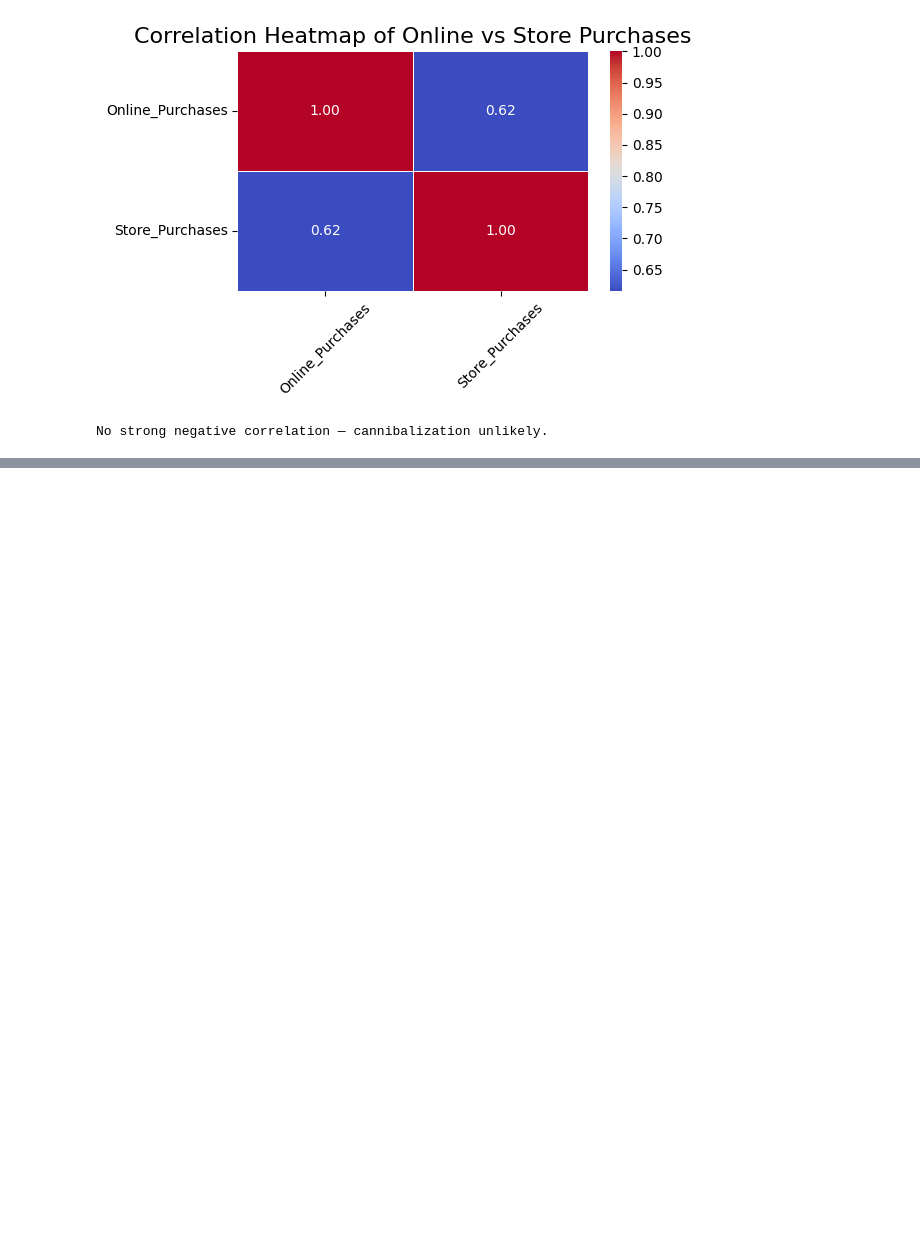
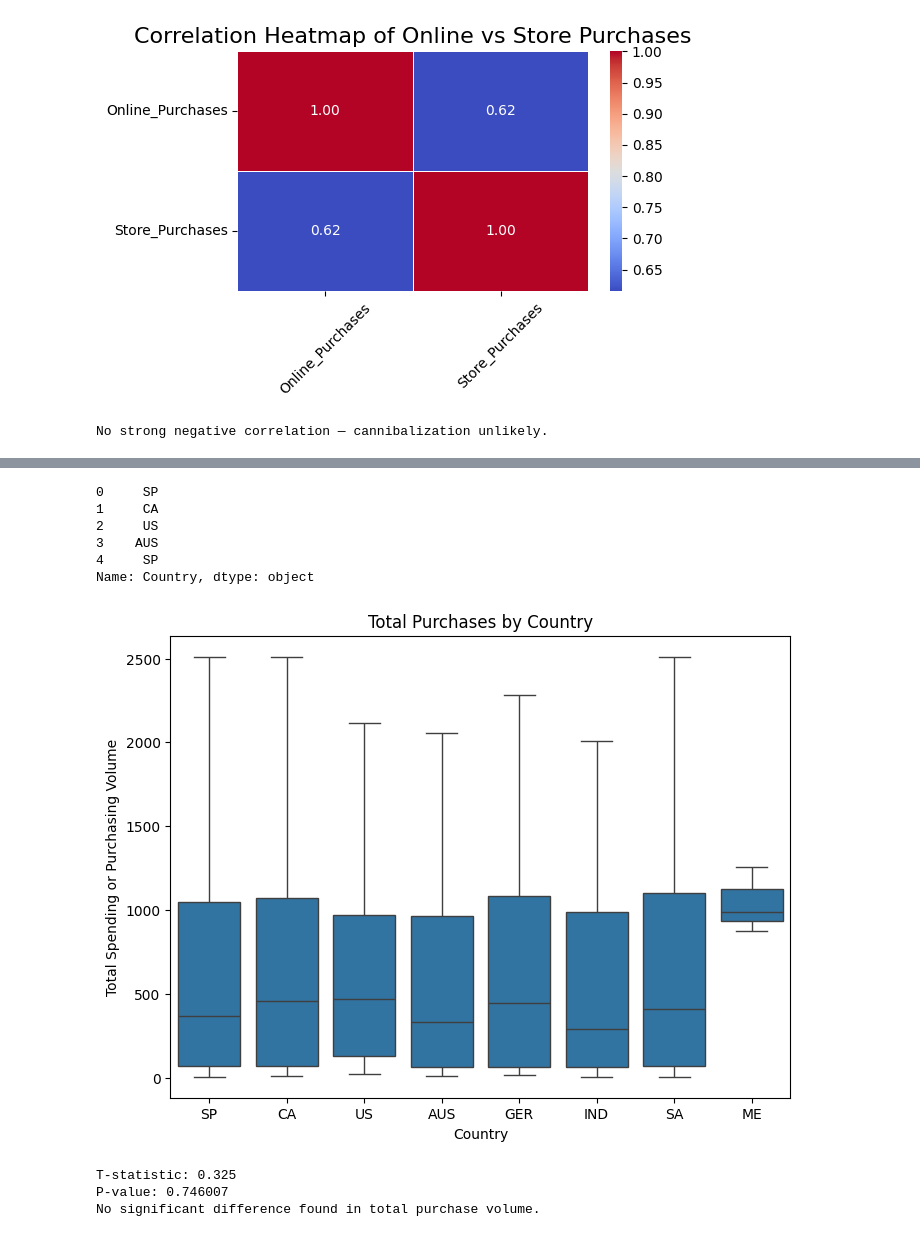
Before and after one commit to svinnapolean/Applied-Data-Science-P2, a Jupyter notebook: marketing_campaigns_project2.ipynb, the cells around one changed output, grey strips where cells are left out. Saved outputs shown, nothing was run; the diff lists cells and outputs as text; code cells hidden in the pictures; blank space fills up the shorter version.

```diff
--- a/marketing_campaigns_project2.ipynb
+++ b/marketing_campaigns_project2.ipynb
@@ -723,0 +729,44 @@ No strong negative correlation — cannibalization unlikely.
+# %%
+print(df['Country'].head())
+# %% [output]
+0     SP
+1     CA
+2     US
+3    AUS
+4     SP
+Name: Country, dtype: object
+# %%
+
+# Create age group (you can tune the threshold)
+##df['Has_Children'] = np.where(df['Total_Children'] > 0, 1, 0)
+## print(df['Has_Children'].value_counts())
+
+# Define total online purchases
+##df['Online_Purchases'] = df['NumCatalogPurchases'] + df['NumWebPurchases']
+
+# Visualize distribution of in-store purchases by age group
+plt.figure(figsize=(8, 6))
+sns.boxplot(x='Country', y='Total_Spending', data=df)
+plt.title('Total Purchases by Country')
+plt.xlabel('Country')
+plt.ylabel('Total Spending or Purchasing Volume')
+plt.show()
+
+# Perform independent t-test
+usa_spending = df[df['Country'] == 'US']['Total_Spending']
+non_usa_spending = df[df['Country'] != 'US']['Total_Spending']
+
+t_stat, p_val = ttest_ind(usa_spending, non_usa_spending, equal_var=False, nan_policy='omit')
+
+print(f"T-statistic: {t_stat:.3f}")
+print(f"P-value: {p_val:.6f}")
+
+if p_val < 0.05:
+    print("Significant difference: USA has higher purchase volume.")
+else:
+    print("No significant difference found in total purchase volume.")
+# %% [output]
+[figure, added]
+T-statistic: 0.325
+P-value: 0.746007
+No significant difference found in total purchase volume.
```
Also changed, not shown: parts of 16 cells of this notebook.
